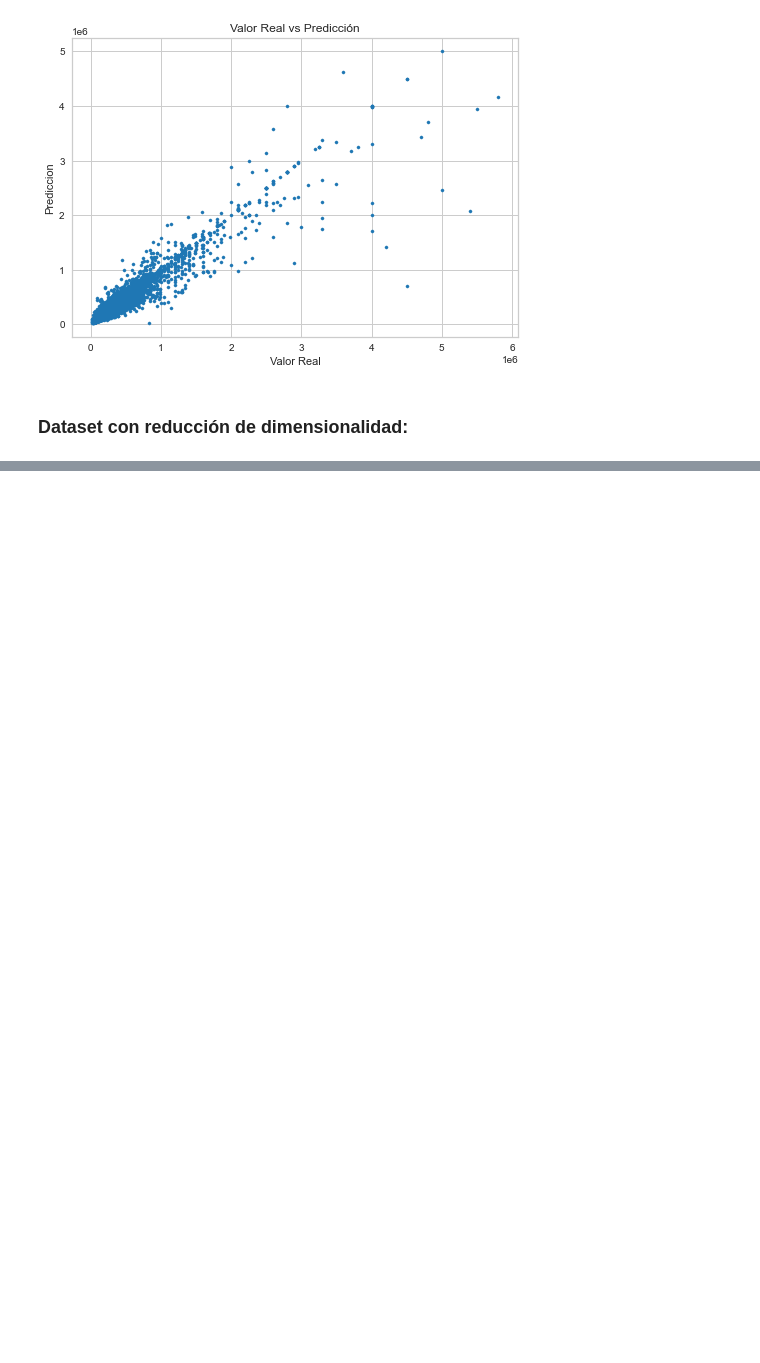
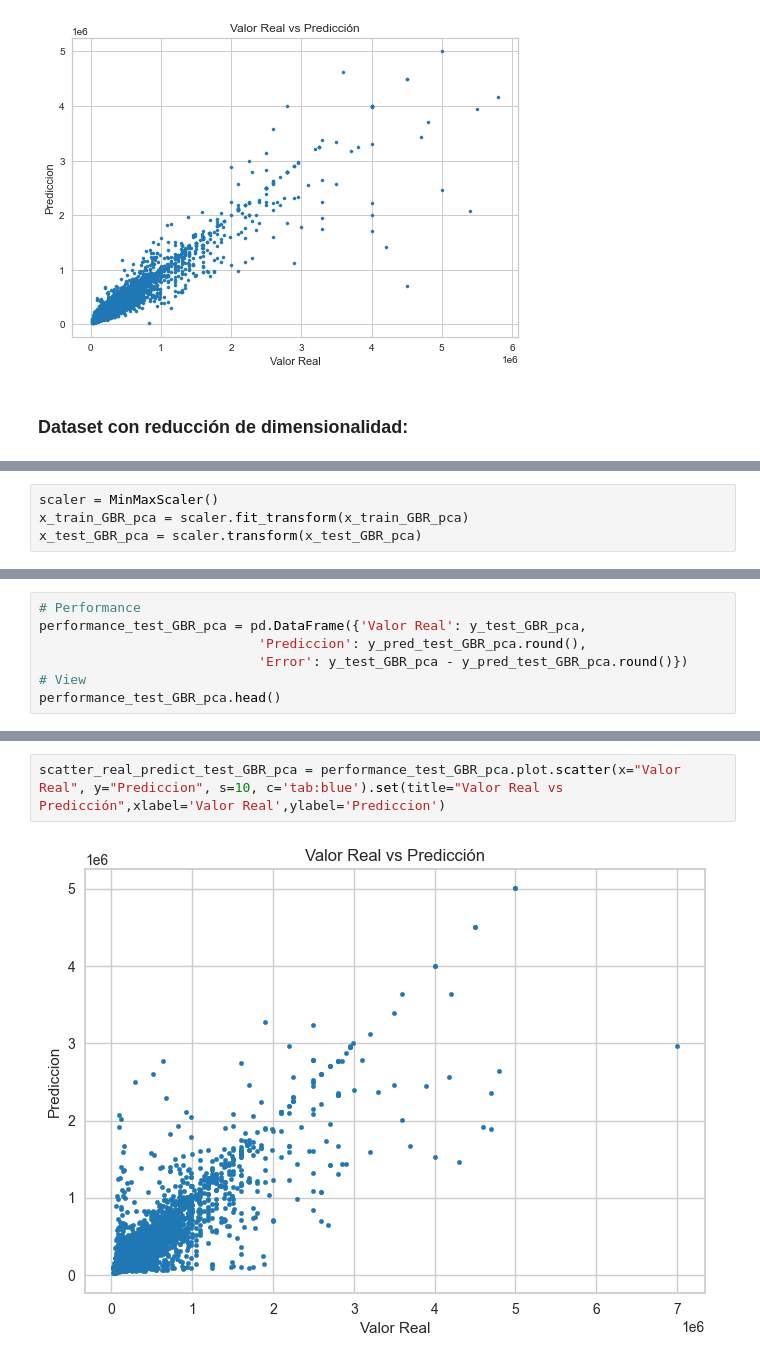
Before and after one commit to iankvdh/Organizacion-de-Datos-2C2022-GRUPO22, a Jupyter notebook: 7506R_TP1_GRUPO22_ENTREGA_REGRESION.ipynb, the cells around one changed output, grey strips where cells are left out. Drawn from its saved outputs; the diff is of its cells as text; blank space fills up the shorter version.

```diff
--- a/7506R_TP1_GRUPO22_ENTREGA_REGRESION.ipynb
+++ b/7506R_TP1_GRUPO22_ENTREGA_REGRESION.ipynb
@@ -938,0 +962,4 @@ scatter_real_predict_test_GBR = performance_test_GBR.plot.scatter(x="Valor Real"
+# %%
+scaler = MinMaxScaler()
+x_train_GBR_pca = scaler.fit_transform(x_train_GBR_pca)
+x_test_GBR_pca = scaler.transform(x_test_GBR_pca)
@@ -938,0 +1084,7 @@ scatter_real_predict_test_GBR = performance_test_GBR.plot.scatter(x="Valor Real"
+# %%
+# Performance
+performance_test_GBR_pca = pd.DataFrame({'Valor Real': y_test_GBR_pca,
+                            'Prediccion': y_pred_test_GBR_pca.round(),
+                            'Error': y_test_GBR_pca - y_pred_test_GBR_pca.round()})
+# View
+performance_test_GBR_pca.head()
@@ -938,0 +1098,4 @@ scatter_real_predict_test_GBR = performance_test_GBR.plot.scatter(x="Valor Real"
+# %%
+scatter_real_predict_test_GBR_pca = performance_test_GBR_pca.plot.scatter(x="Valor Real", y="Prediccion", s=10, c='tab:blue').set(title="Valor Real vs Predicción",xlabel='Valor Real',ylabel='Prediccion')
+# %% [output]
+[figure, added]
```
Also changed, not shown: parts of 13 cells of this notebook.
